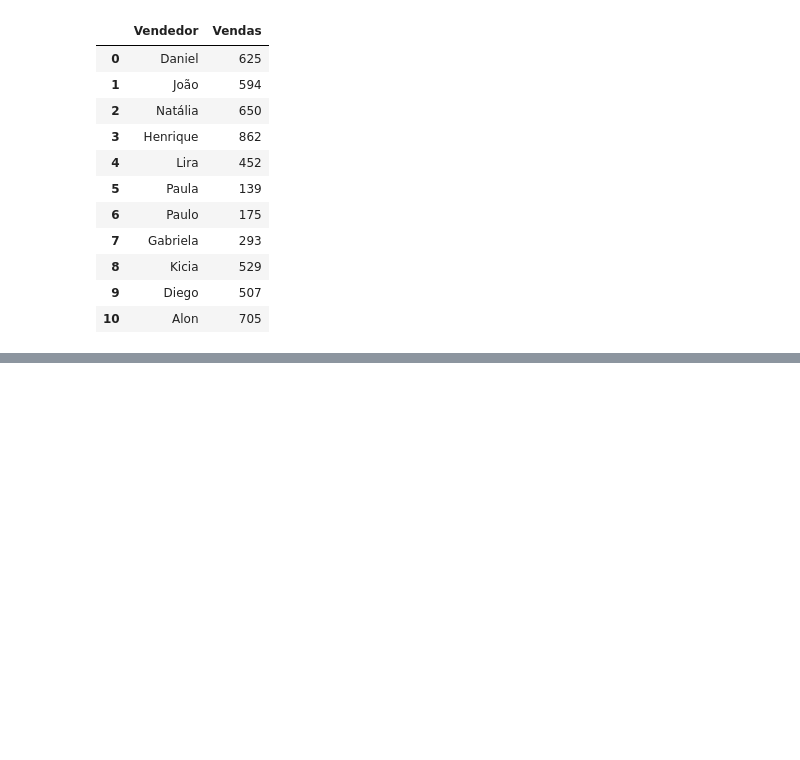
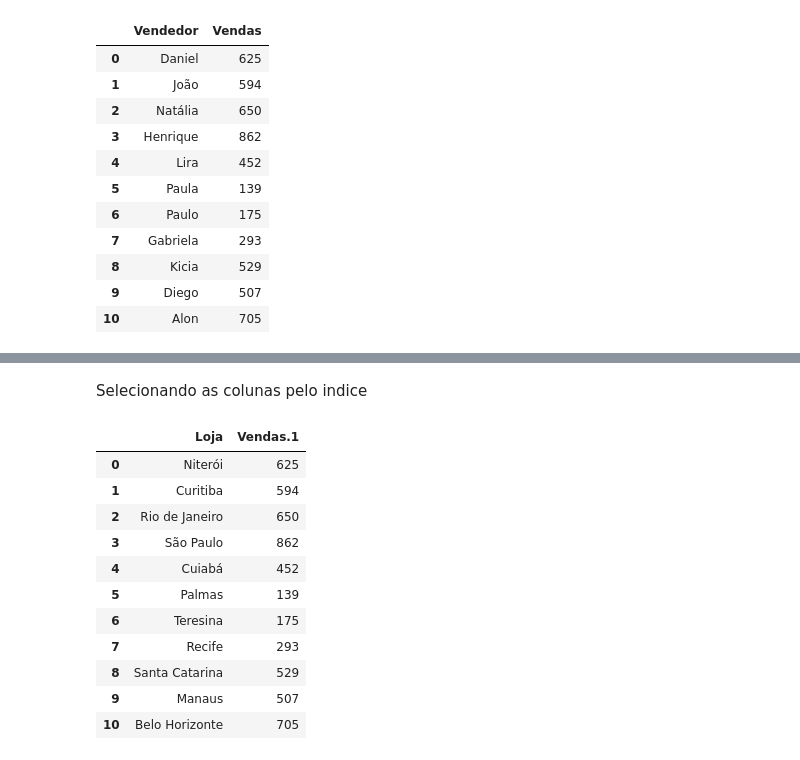
Before and after one commit to caikedomingues/Curso-de-automa--o-com-python, a Jupyter notebook: lendo arquivos excel com varias abas/excel.ipynb, the cells around one changed output, grey strips where cells are left out. Saved outputs shown, nothing was run; the diff lists cells and outputs as text; code cells hidden in the pictures; blank space fills up the shorter version.

```diff
--- a/lendo arquivos excel com varias abas/excel.ipynb
+++ b/lendo arquivos excel com varias abas/excel.ipynb
@@ -23,0 +81,22 @@ Lendo uma planilha("aba")
+# %% [markdown]
+Selecionando as colunas pelo indice
+# %%
+# Além de especificarmos a aba, também podemos especificar as colunas que
+# queremos acessar. Para isso, usamos o argumento usecols que recebe uma
+# lista de valores numéricos que representam os indices da colunas
+planilha = pd.read_excel('arquivo.xlsx', sheet_name='Planilha3', usecols=[5, 6])
+
+display(planilha)
+# %% [output]
+|  | Loja | Vendas.1 |
+| 0 | Niterói | 625 |
+| 1 | Curitiba | 594 |
+| 2 | Rio de Janeiro | 650 |
+| 3 | São Paulo | 862 |
+| 4 | Cuiabá | 452 |
+| 5 | Palmas | 139 |
+| 6 | Teresina | 175 |
+| 7 | Recife | 293 |
+| 8 | Santa Catarina | 529 |
+| 9 | Manaus | 507 |
+| 10 | Belo Horizonte | 705 |
```
Also changed, not shown: parts of 21 cells of this notebook.
